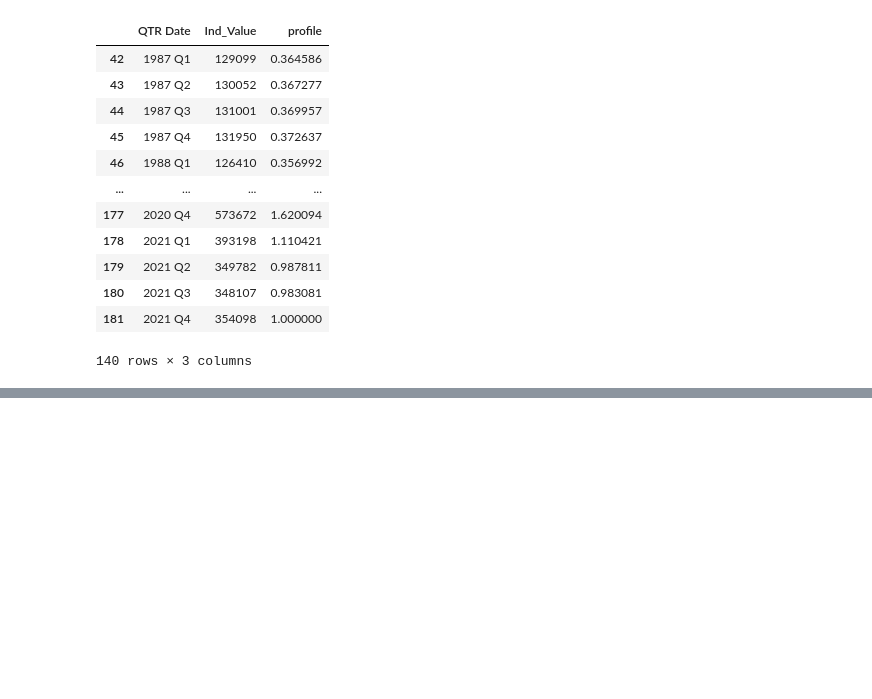
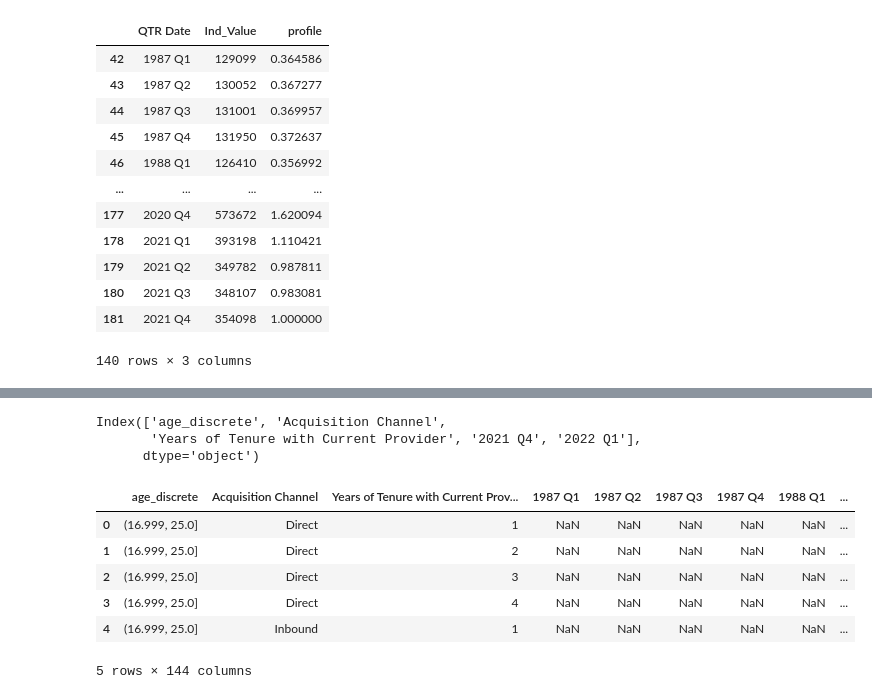
Before and after one commit to PaulB86UK/PP_ART, a Jupyter notebook: NB.ipynb, the cells around one changed output, grey strips where cells are left out. Saved outputs shown, nothing was run; the diff lists cells and outputs as text; code cells hidden in the pictures; blank space fills up the shorter version.

Commit message:
Update NB.ipynb
Profiling Finished

```diff
--- a/NB.ipynb
+++ b/NB.ipynb
@@ -131,0 +240,28 @@ historical_data_ind_subset.to_csv(rf'{PATH}\Profile.csv')
+# %%
+#Here I am going to suposse 2021 Q4 matches expiring premium net revenue
+#And 2022 Q1 will be the value from renewing premium net revenue * 3
+query = """
+WITH BASE AS (
+        SELECT      age_discrete
+                ,   expiring_premium AS '2021 Q4'
+                ,   CASE WHEN renewed == 0 THEN 0 ELSE renewing_premium END AS [2022 Q1]
+                ,   [Acquisition Channel]
+                ,   [Years of Tenure with Current Provider]
+        FROM    'dbo.insurance'
+        )
+,
+BASE2 AS (
+        SELECT      age_discrete
+                ,   [Acquisition Channel]
+                ,   [Years of Tenure with Current Provider]
+                ,   Sum([2021 Q4]) * 3 AS [2021 Q4]
+                ,   Sum([2022 Q1]) * 3 AS [2022 Q1]
+        FROM BASE
+        GROUP BY age_discrete,[Acquisition Channel],[Years of Tenure with Current Provider]
+        )
+
+SELECT * FROM BASE2
+"""
+# %%
+processed_data = pd.read_sql(query, conn)
+processed_data.head(4)
@@ -131,0 +274,30 @@ historical_data_ind_subset.to_csv(rf'{PATH}\Profile.csv')
+# %%
+processed_data.columns
+# %% [output]
+Index(['age_discrete', 'Acquisition Channel',
+       'Years of Tenure with Current Provider', '2021 Q4', '2022 Q1'],
+      dtype='object')
+# %%
+#Now we need to apply the profiling to this values
+#in order to get the historical values for each category
+##List of Quarters except last one
+quarters_list = list(data_historic['QTR Date'].value_counts().index)[:-1]
+quarters_list.sort()
+quarters_list #good
+
+#Remove last 2 columns from processed data
+pre_processed_data = processed_data[['age_discrete', 'Acquisition Channel', 'Years of Tenure with Current Provider']]
+last_2_columns = processed_data[['2021 Q4', '2022 Q1']]
+#Create Empty Columns and Restore Configuration keeping order
+df = pd.DataFrame()
+df = df.reindex(columns=quarters_list)
+pre_processed_data = pd.concat([pre_processed_data,df,last_2_columns],axis=1)
+pre_processed_data.head(5)
+# %% [output]
+|  | age_discrete | Acquisition Channel | Years of Tenure with Current Prov... | 1987 Q1 | 1987 Q2 | 1987 Q3 | 1987 Q4 | 1988 Q1 | ... |
+| 0 | (16.999, 25.0] | Direct | 1 | NaN | NaN | NaN | NaN | NaN | ... |
+| 1 | (16.999, 25.0] | Direct | 2 | NaN | NaN | NaN | NaN | NaN | ... |
+| 2 | (16.999, 25.0] | Direct | 3 | NaN | NaN | NaN | NaN | NaN | ... |
+| 3 | (16.999, 25.0] | Direct | 4 | NaN | NaN | NaN | NaN | NaN | ... |
+| 4 | (16.999, 25.0] | Inbound | 1 | NaN | NaN | NaN | NaN | NaN | ... |
+5 rows × 144 columns
```
Also changed, not shown: parts of 16 cells of this notebook.
